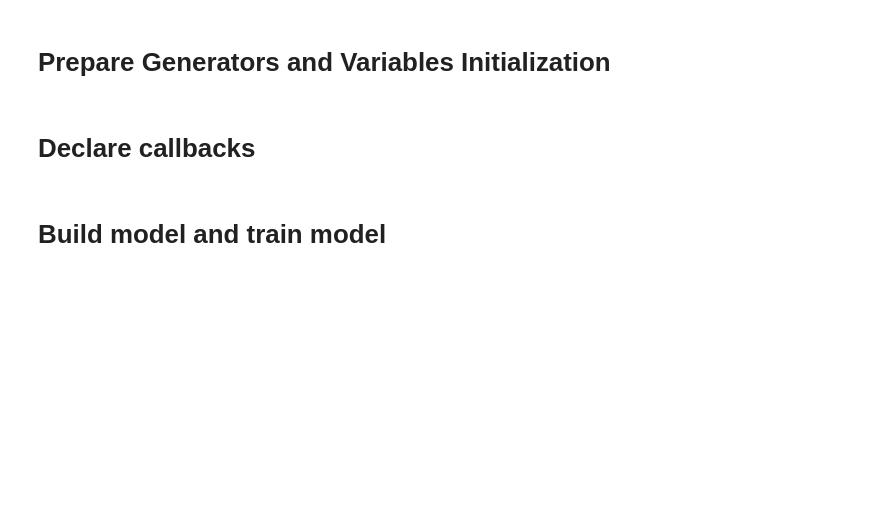
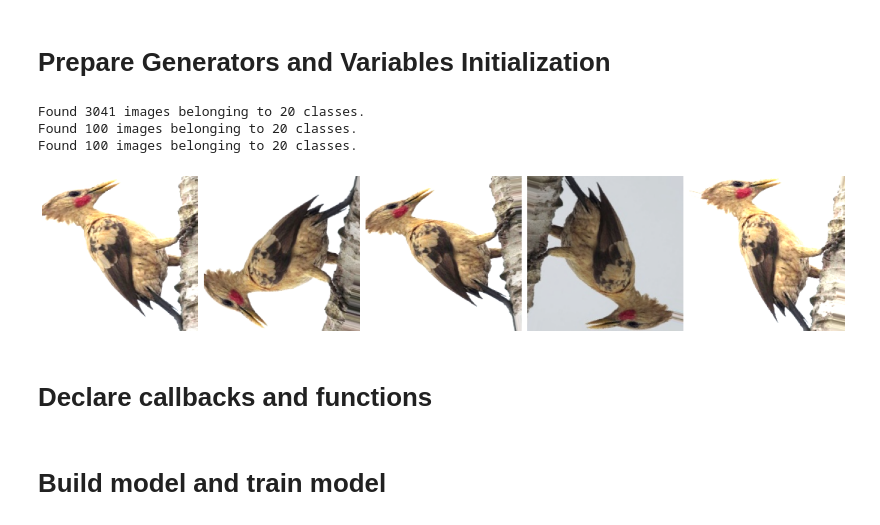
Before and after one commit to Shaunmak1214/birds-classifier, a Jupyter notebook: vgg16.ipynb, the cells around one changed output. Cells and saved outputs as stored; diff of their text form; code cells hidden in the pictures; blank space fills up the shorter version.

```diff
--- a/vgg16.ipynb
+++ b/vgg16.ipynb
@@ -53,37 +55,45 @@ train_generator = train_datagen.flow_from_directory(
     train_path,
     target_size=(224, 224),
     batch_size=32,
     color_mode='rgb',
     class_mode='categorical',
+    shuffle=True
 )
 
 validation_generator = valid_datagen.flow_from_directory(
     valid_path,
     target_size=(224, 224),
     batch_size=32,
     color_mode='rgb',
-    class_mode='categorical')
+    class_mode='categorical',
+    shuffle=False)
 
 test_generator = test_datagen.flow_from_directory(
     test_path,
     target_size=(224, 224),
     batch_size=32,
     color_mode='rgb',
-    class_mode='categorical')
+    class_mode='categorical',
+    shuffle=False)
 
 def plotImages(images_arr):
     fig, axes = plt.subplots(1, 5, figsize=(20,20))
     axes = axes.flatten()
     for img, ax in zip(images_arr, axes):
         ax.imshow(img)
         ax.axis('off')
     plt.tight_layout()
     plt.show()
 
 augmented_images = [train_generator[0][0][0] for i in range(5)]
 plotImages(augmented_images)
+# %% [output]
+Found 3041 images belonging to 20 classes.
+Found 100 images belonging to 20 classes.
+Found 100 images belonging to 20 classes.
+[figure, added]
 # %% [markdown]
-# Declare callbacks
+# Declare callbacks and functions
 # %%
 class EarlyStoppingByLossVal(Callback):
     def __init__(self, monitor='val_loss', value=0.00001, verbose=0):
```
Also changed, not shown: parts of 15 cells of this notebook, 16 other files.
